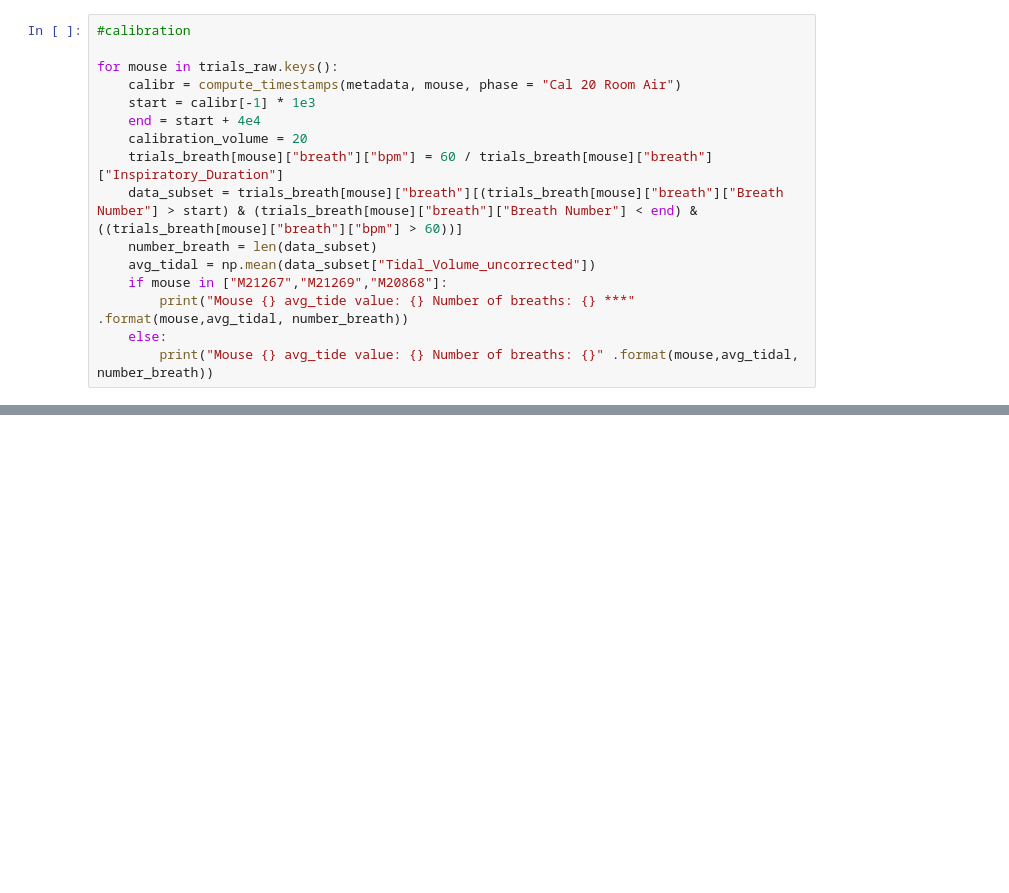
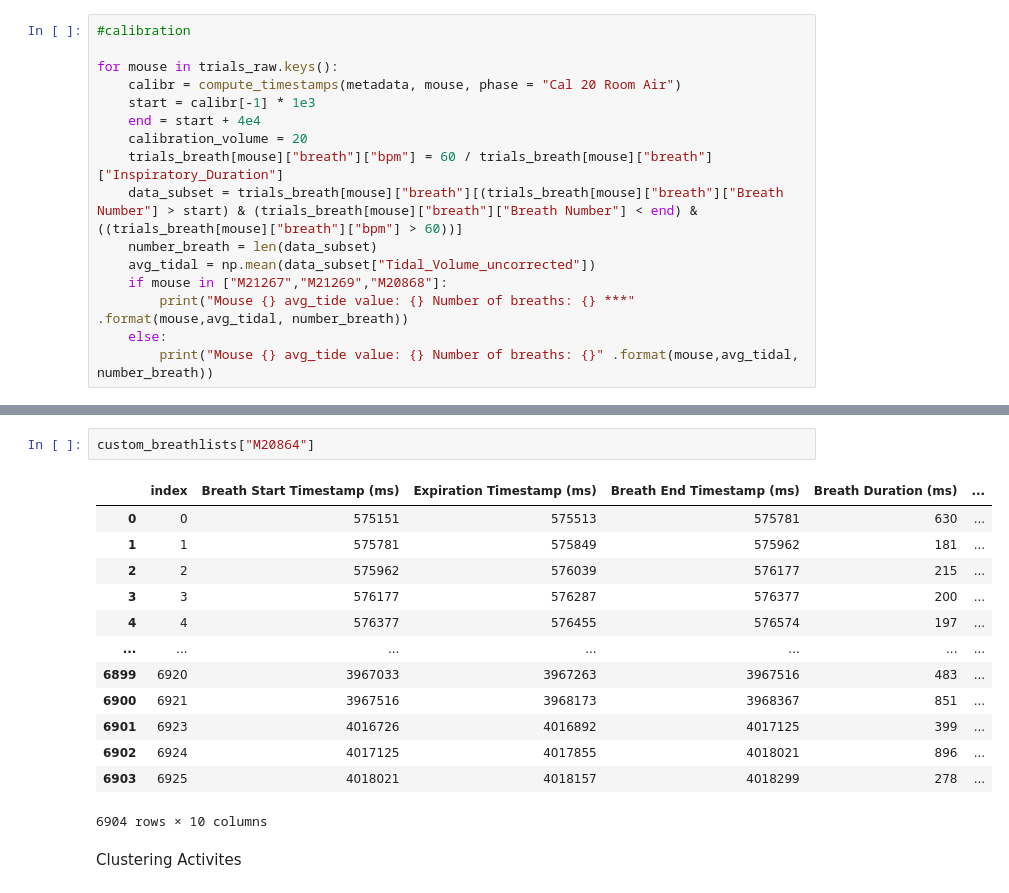
Before and after one commit to mahmoudalmadi/BCM_SIDS_ML_Summer_22, a Jupyter notebook: playground/week_3-4_BreathExtraction.ipynb, the cells around one changed output, grey strips where cells are left out. Cells and saved outputs as stored; diff of their text form; blank space fills up the shorter version.

```diff
--- a/playground/week_3-4_BreathExtraction.ipynb
+++ b/playground/week_3-4_BreathExtraction.ipynb
@@ -1118,0 +1502,18 @@ Text(0.5, 1.0, 'Number of Breaths in Each Height Range')
+# %%
+custom_breathlists["M20864"]
+# %% [output]
+|  | index | Breath Start Timestamp (ms) | Expiration Timestamp (ms) | Breath End Timestamp (ms) | Breath Duration (ms) | ... |
+| 0 | 0 | 575151 | 575513 | 575781 | 630 | ... |
+| 1 | 1 | 575781 | 575849 | 575962 | 181 | ... |
+| 2 | 2 | 575962 | 576039 | 576177 | 215 | ... |
+| 3 | 3 | 576177 | 576287 | 576377 | 200 | ... |
+| 4 | 4 | 576377 | 576455 | 576574 | 197 | ... |
+| ... | ... | ... | ... | ... | ... | ... |
+| 6899 | 6920 | 3967033 | 3967263 | 3967516 | 483 | ... |
+| 6900 | 6921 | 3967516 | 3968173 | 3968367 | 851 | ... |
+| 6901 | 6923 | 4016726 | 4016892 | 4017125 | 399 | ... |
+| 6902 | 6924 | 4017125 | 4017855 | 4018021 | 896 | ... |
+| 6903 | 6925 | 4018021 | 4018157 | 4018299 | 278 | ... |
+6904 rows × 10 columns
+# %% [markdown]
+Clustering Activites
```
Also changed, not shown: parts of 78 cells of this notebook, 4 other files.
